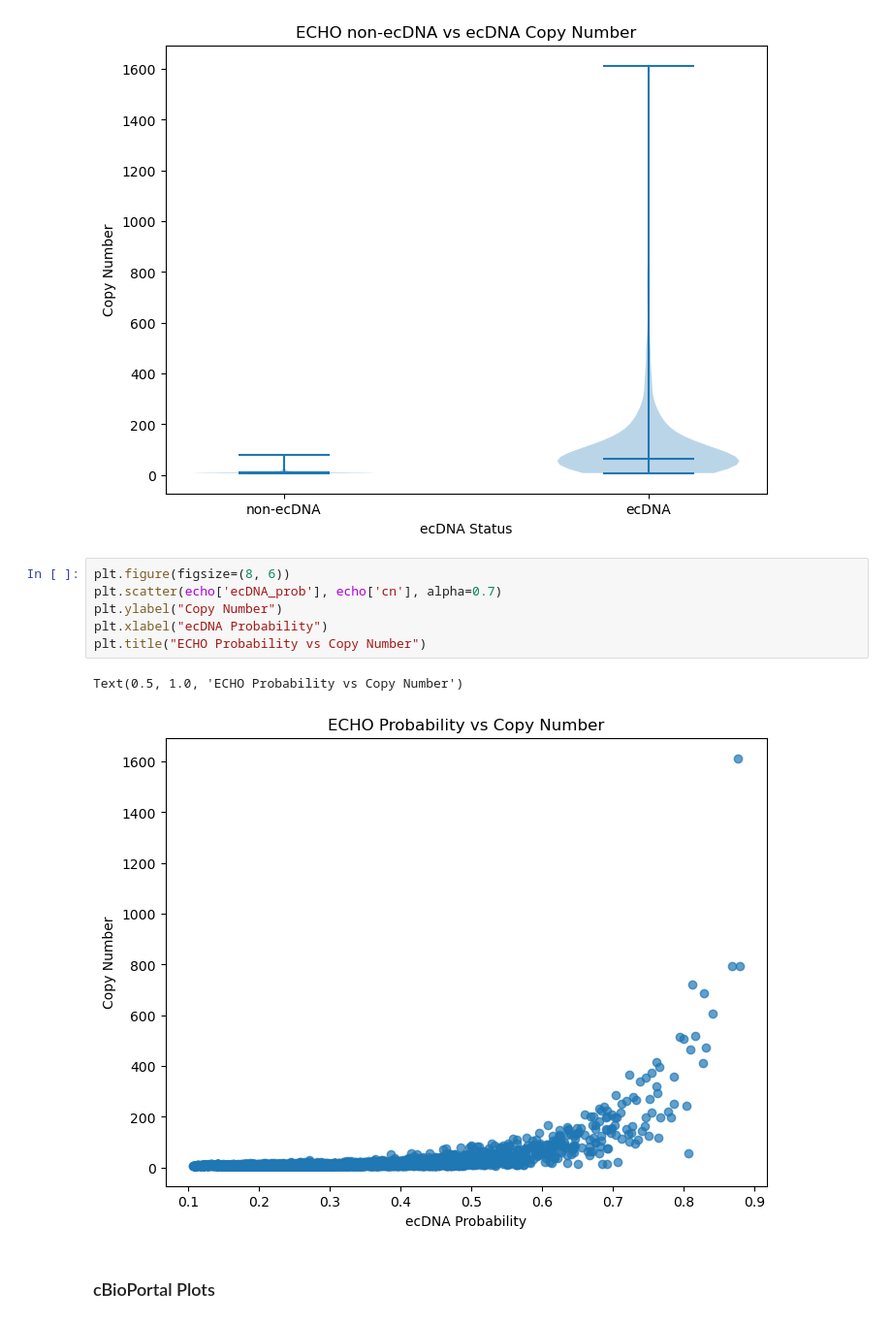
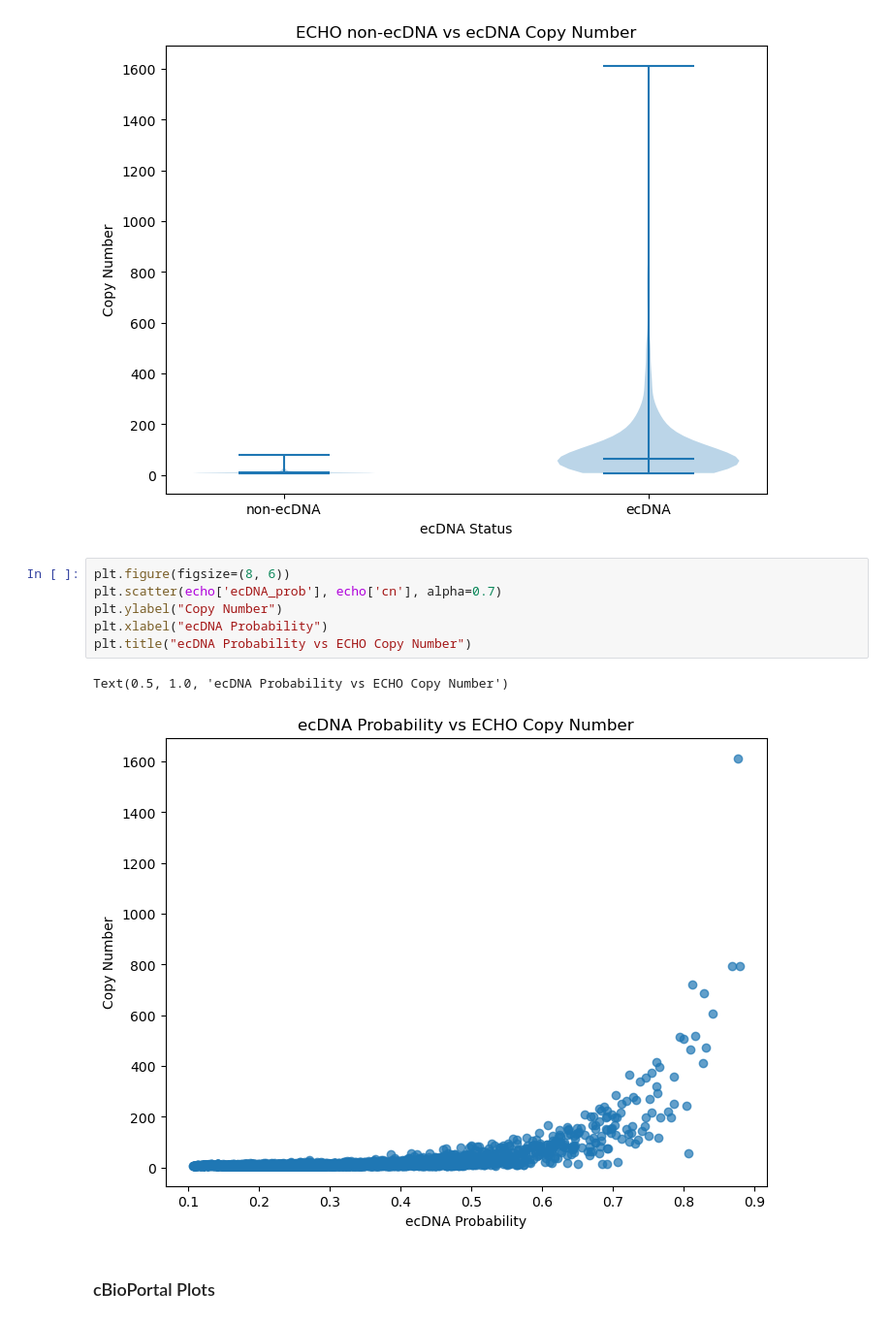
Before and after one commit to mskcc/Penguin, a Jupyter notebook: scripts/notebooks/echo_visualize.ipynb, the cells around one changed output. Shown at 97% size. Cells and saved outputs as stored; diff of their text form.

```diff
--- a/scripts/notebooks/echo_visualize.ipynb
+++ b/scripts/notebooks/echo_visualize.ipynb
@@ -76,12 +79,12 @@ plt.show()
 # %%
 plt.figure(figsize=(8, 6))
 plt.scatter(echo['ecDNA_prob'], echo['cn'], alpha=0.7)
 plt.ylabel("Copy Number")
 plt.xlabel("ecDNA Probability")
-plt.title("ECHO Probability vs Copy Number")
+plt.title("ecDNA Probability vs ECHO Copy Number")
 # %% [output]
-Text(0.5, 1.0, 'ECHO Probability vs Copy Number')
+Text(0.5, 1.0, 'ecDNA Probability vs ECHO Copy Number')
-[figure, old version]
+[figure, new version]
 # %% [markdown]
 ### cBioPortal Plots
 # %%
```
Also changed, not shown: parts of 15 cells of this notebook, 2 other files.
